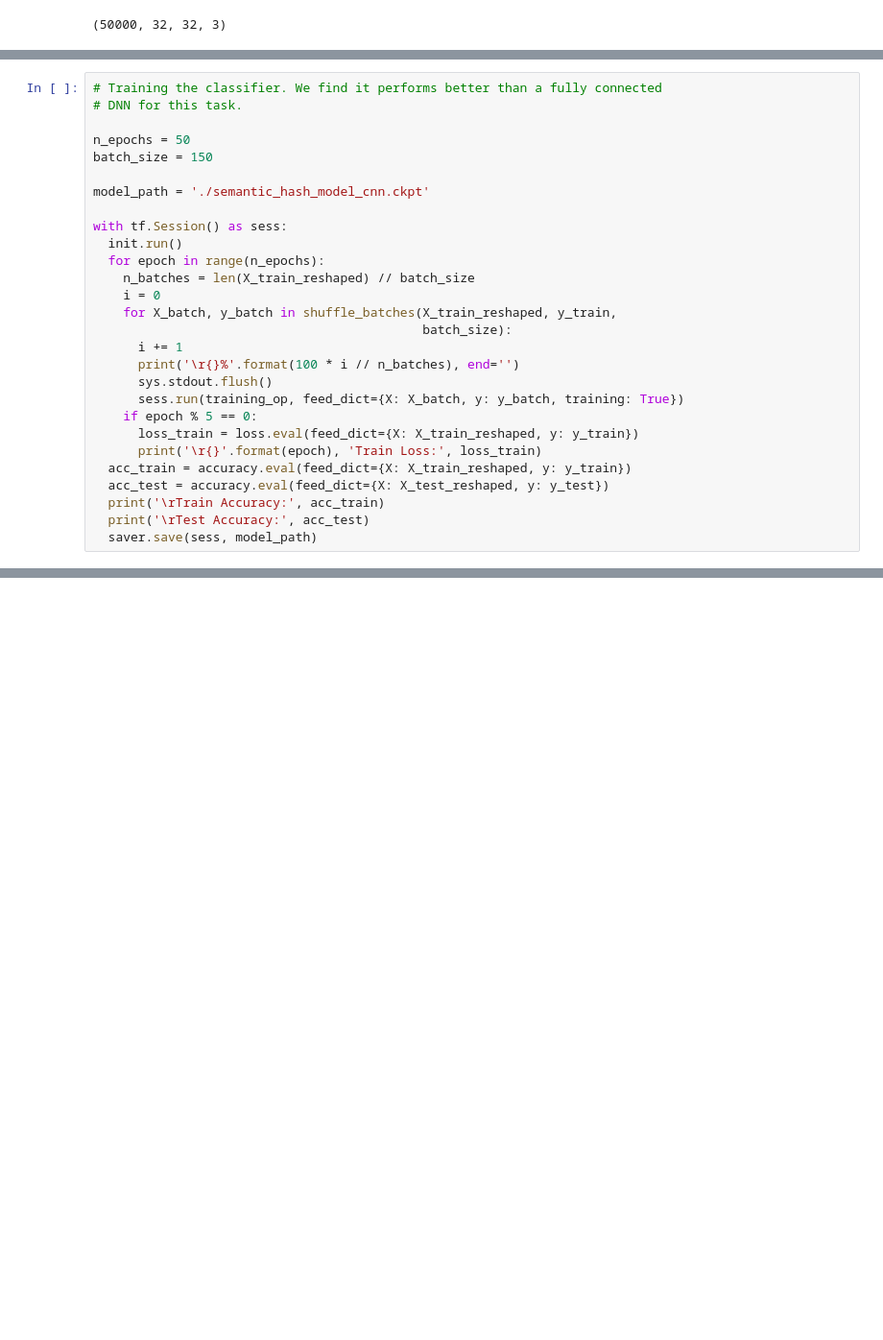
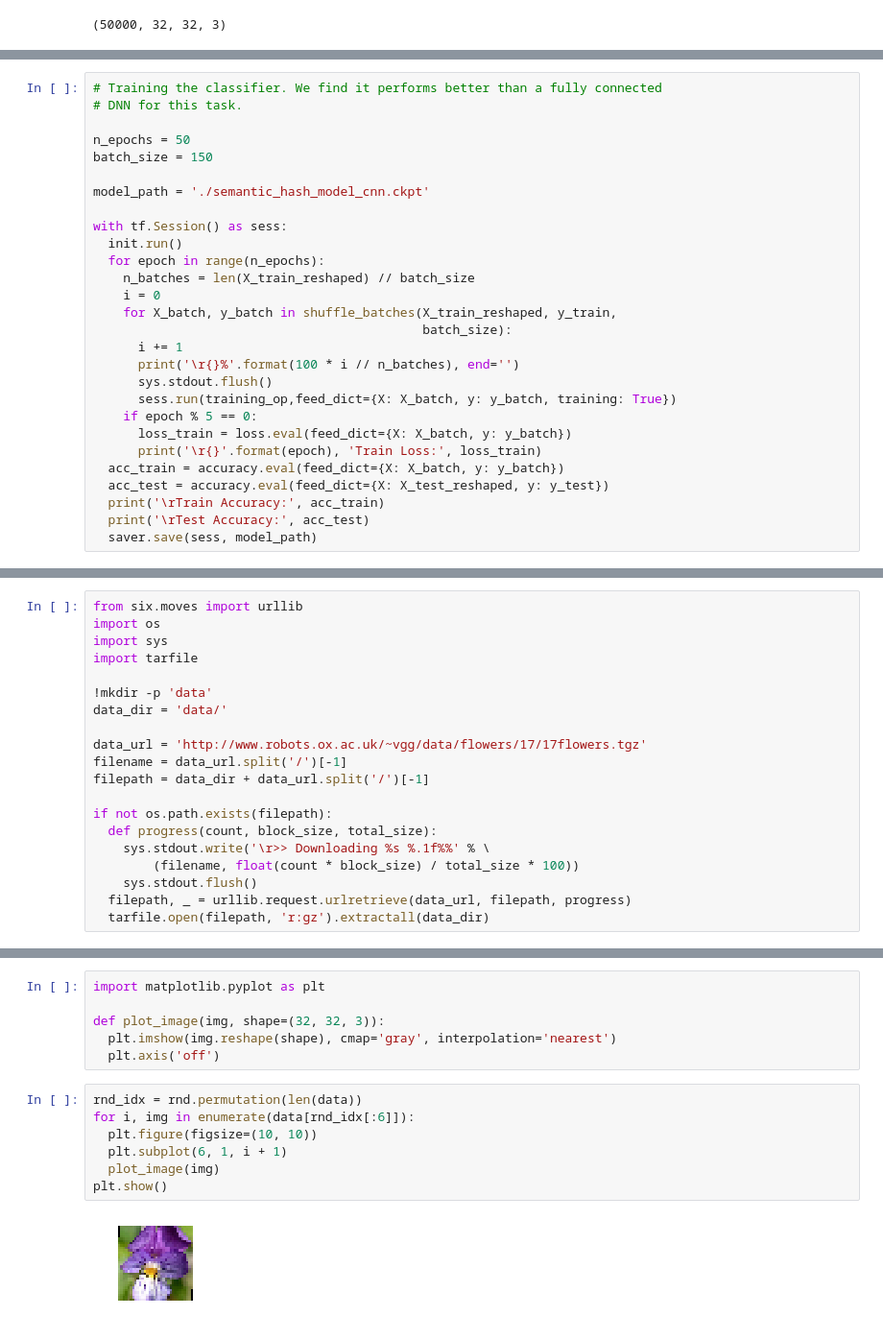
Before and after one commit to DCtheTall/hands-on-machine-learning, a Jupyter notebook: chapter15/Exercises.ipynb, the cells around one changed output, grey strips where cells are left out. Shown at 96% size. Saved outputs shown, nothing was run; the diff lists cells and outputs as text; blank space fills up the shorter version.

```diff
--- a/chapter15/Exercises.ipynb
+++ b/chapter15/Exercises.ipynb
@@ -1095,11 +1095,11 @@ with tf.Session() as sess:
       i += 1
       print('\r{}%'.format(100 * i // n_batches), end='')
       sys.stdout.flush()
-      sess.run(training_op, feed_dict={X: X_batch, y: y_batch, training: True})
+      sess.run(training_op,feed_dict={X: X_batch, y: y_batch, training: True})
     if epoch % 5 == 0:
-      loss_train = loss.eval(feed_dict={X: X_train_reshaped, y: y_train})
+      loss_train = loss.eval(feed_dict={X: X_batch, y: y_batch})
       print('\r{}'.format(epoch), 'Train Loss:', loss_train)
-  acc_train = accuracy.eval(feed_dict={X: X_train_reshaped, y: y_train})
+  acc_train = accuracy.eval(feed_dict={X: X_batch, y: y_batch})
   acc_test = accuracy.eval(feed_dict={X: X_test_reshaped, y: y_test})
   print('\rTrain Accuracy:', acc_train)
   print('\rTest Accuracy:', acc_test)
@@ -1207,0 +1210,20 @@ Look at this tutorial: https://www.tensorflow.org/beta/tutorials/generative/cvae
+# %%
+from six.moves import urllib
+import os
+import sys
+import tarfile
+
+!mkdir -p 'data'
+data_dir = 'data/'
+
+data_url = 'http://www.robots.ox.ac.uk/~vgg/data/flowers/17/17flowers.tgz'
+filename = data_url.split('/')[-1]
+filepath = data_dir + data_url.split('/')[-1]
+
+if not os.path.exists(filepath):
+  def progress(count, block_size, total_size):
+    sys.stdout.write('\r>> Downloading %s %.1f%%' % \
+        (filename, float(count * block_size) / total_size * 100))
+    sys.stdout.flush()
+  filepath, _ = urllib.request.urlretrieve(data_url, filepath, progress)
+  tarfile.open(filepath, 'r:gz').extractall(data_dir)
@@ -1207,0 +1268,15 @@ Look at this tutorial: https://www.tensorflow.org/beta/tutorials/generative/cvae
+# %%
+import matplotlib.pyplot as plt
+
+def plot_image(img, shape=(32, 32, 3)):
+  plt.imshow(img.reshape(shape), cmap='gray', interpolation='nearest')
+  plt.axis('off')
+# %%
+rnd_idx = rnd.permutation(len(data))
+for i, img in enumerate(data[rnd_idx[:6]]):
+  plt.figure(figsize=(10, 10))
+  plt.subplot(6, 1, i + 1)
+  plot_image(img)
+plt.show()
+# %% [output]
+[figure, added]
```
Also changed, not shown: parts of 15 cells of this notebook.
